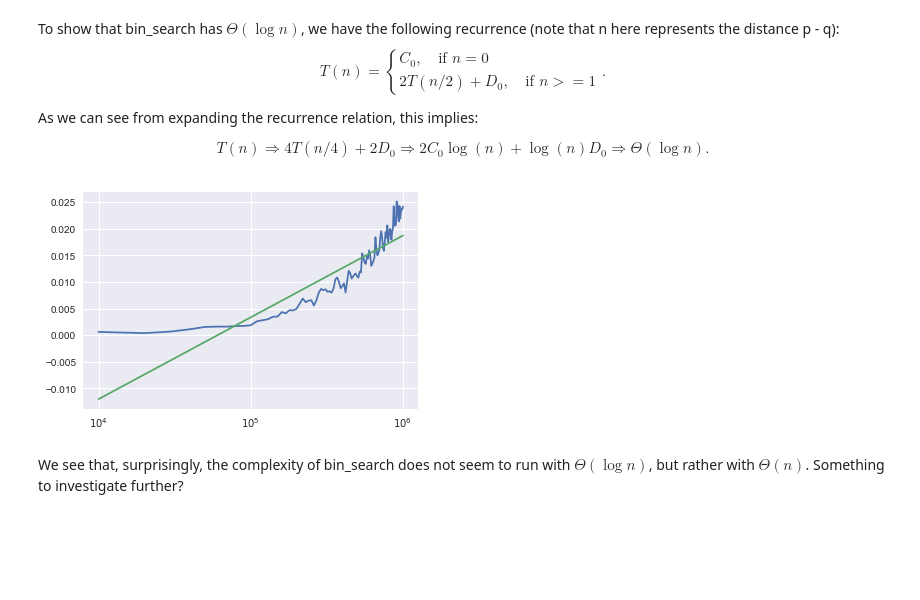
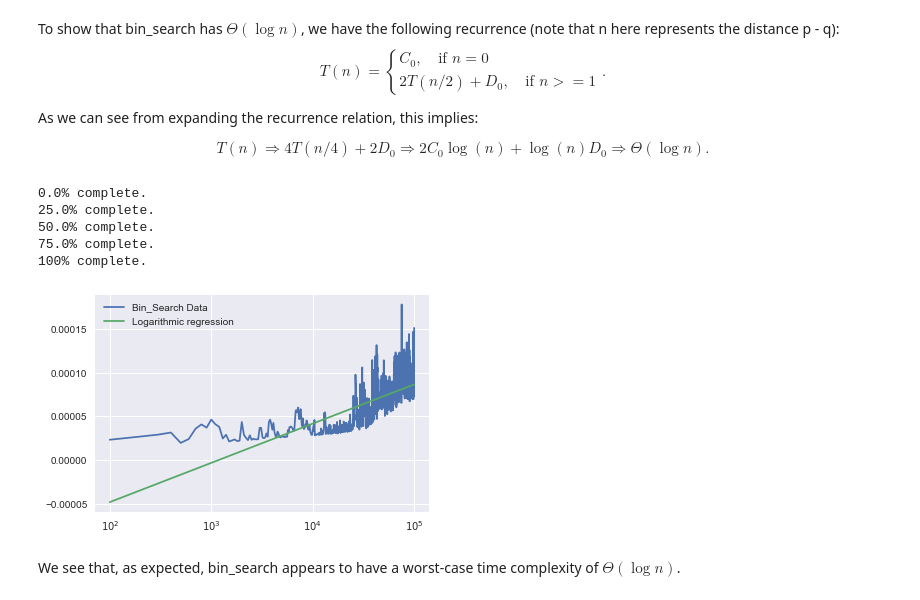
Before and after one commit to EverettSussman/Python, a Jupyter notebook: Jupyter_Notebooks/algorithms/Chapter 2/Chapter 2.ipynb, the cells around one changed output. Saved outputs shown, nothing was run; the diff lists cells and outputs as text; code cells hidden in the pictures; blank space fills up the shorter version.

```diff
--- a/Jupyter_Notebooks/algorithms/Chapter 2/Chapter 2.ipynb
+++ b/Jupyter_Notebooks/algorithms/Chapter 2/Chapter 2.ipynb
@@ -367,13 +368,13 @@ rec_ins_sort is faster than ins_sort_asc by: 50.5386565272%.
 
 def bin_search(A, v):
     # A is the list to search, v is value to search
-    low, high = 0, len(A) - 1
-    while low < high:
+    low, high = 0, len(A)-1
+    while low <= high:
         mid = int(np.floor((low + high)/2))
         if A[mid] == v:
             return mid
         elif A[mid] < v:
-            low = mid + 1
+            low = mid +1
         else:
             high = mid - 1
     return None
@@ -393,37 +399,47 @@ $$T(n) \Rightarrow 4T(n/4) + 2D_0 \Rightarrow 2C_0 \log(n) + \log(n)D_0 \Rightar
 # Visual confirmation:
 
 # number of data points
-n = 100
-
-def gen_sorted_list_val(n):
-    # n: length of list
-    ind = np.random.randint(n-1)
-    return ind
+n = 1000
 
 # Create list of array sizes
 sizes = []
 for i in range(0, n):
-    sizes.append(10000 + i*10000)
+    sizes.append(100 + i*100)
 
 # Time bin_search
 times = []
 
 for i in range(0, n):
     avg_time = []
-    for j in range(0,10):
+    for j in range(0,100):
         v = gen_sorted_list_val(sizes[i]-1)
+        l = range(0, sizes[i])
         start = time.clock()
-        bin_search(range(0, sizes[i]), v)
+        bin_search(l, v)
         avg_time.append(time.clock() - start)
     times.append(np.mean(avg_time))
+
+    # Show progress report
+    c = float(i)/n * 100
+    if int(c) % 25 == 0 and c % 5 == 0:
+        print "{}% complete.".format(c)
+print "100% complete."
+# %% [output]
+0.0% complete.
+25.0% complete.
+50.0% complete.
+75.0% complete.
+100% complete.
 # %%
-plt.semilogx(sizes, times)
+plt.semilogx(sizes, times, label="Bin_Search Data")
 
 # Find regression for y = a + b log(x)
 a, b = np.polyfit(np.log(sizes), times, 1)
-plt.semilogx(sizes, a*np.log(sizes) + b)
+plt.semilogx(sizes, a*np.log(sizes) + b, label="Logarithmic regression")
+
+plt.legend()
 plt.show()
 # %% [output]
-[figure, old version]
+[figure, new version]
-# %% [markdown]
-We see that, surprisingly, the complexity of bin_search does not seem to run with $\Theta(\log n)$, but rather with $\Theta(n)$.  Something to investigate further?
+# %% [markdown]
+We see that, as expected, bin_search appears to have a worst-case time complexity of $\Theta(\log n)$.
```
Also changed, not shown: parts of 29 cells of this notebook, 7 other files.
